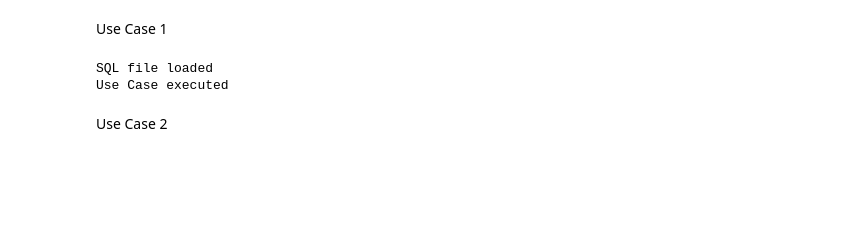
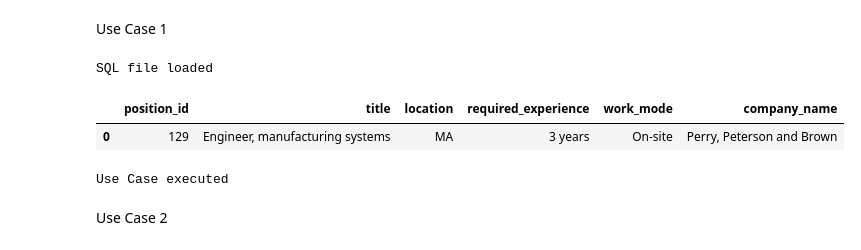
Before and after one commit to Quantalope/Job-Search-Project, a Jupyter notebook: notebooks/example_queries.ipynb, the cells around one changed output. Cells and saved outputs as stored; diff of their text form; code cells hidden in the pictures; blank space fills up the shorter version.

```diff
--- a/notebooks/example_queries.ipynb
+++ b/notebooks/example_queries.ipynb
@@ -57,20 +76,21 @@ Use Case 1
 # %%
 sql_file = "../schema/use_case_1.sql"
 
 with open(sql_file, "r") as f:
     sql_script = f.read()
 print("SQL file loaded")
 
 cur.execute(sql_script)
 
-results = cur.fetchall()
-for row in results:
-    print(row)
+df = pd.DataFrame(cur.fetchall(), columns=[desc[0] for desc in cur.description])
+display(df)
 
 print("Use Case executed")
 # %% [output]
 SQL file loaded
-Use Case executed
+|  | position_id | title | location | required_experience | work_mode | company_name |
+| 0 | 129 | Engineer, manufacturing systems | MA | 3 years | On-site | Perry, Peterson and Brown |
+Use Case executed
 # %% [markdown]
 Use Case 2
 # %%
```
Also changed, not shown: parts of 9 cells of this notebook, 3 other files.
